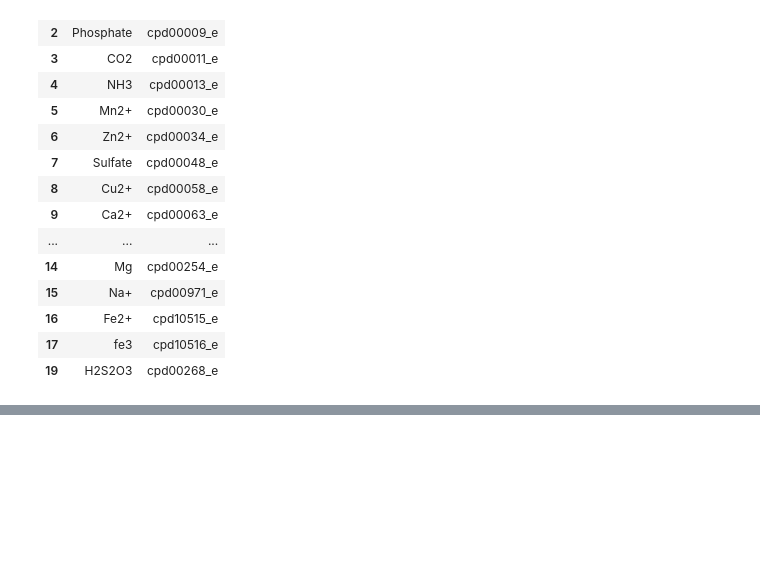
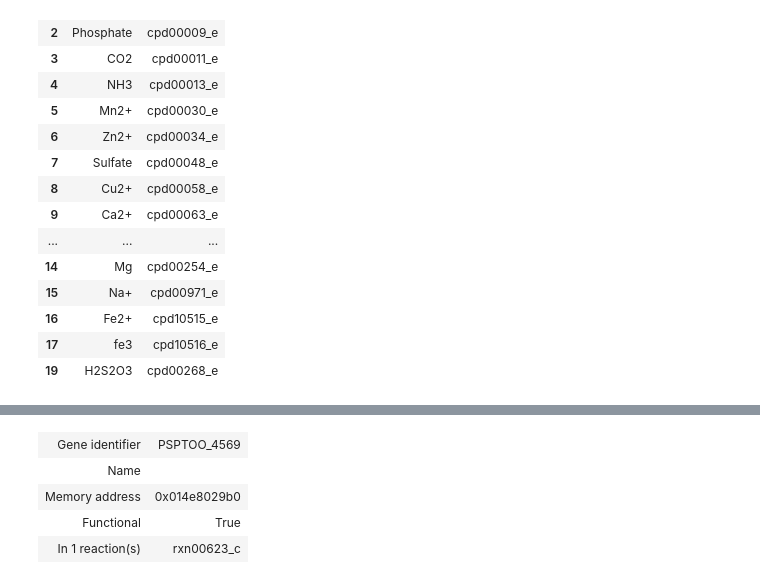
Before and after one commit to gregmedlock/psy_recon, a Jupyter notebook: bin/concise_gapfill.ipynb, the cells around one changed output, grey strips where cells are left out. Cells and saved outputs as stored; diff of their text form; code cells hidden in the pictures; blank space fills up the shorter version.

```diff
--- a/bin/concise_gapfill.ipynb
+++ b/bin/concise_gapfill.ipynb
@@ -436,10 +494,0 @@ cobra/core/model.py:725 UserWarning: rxn00224_c not in PST
-# %%
-num_cycles = 5
-lower_bound = 0.05
-flux_cutoff = 1E-12
-ensemble = iterative_gapfill_from_binary_phenotypes(m0,universal,media_dicts,num_cycles,\
-                                     lower_bound=lower_bound,\
-                                     inclusion_threshold=flux_cutoff,\
-                                     exchange_reactions=False,\
-                                     demand_reactions=False,\
-                                     exchange_prefix='EX_')
@@ -476,0 +525,4 @@ fluxes.head(5)
+# %%
+from pickle import load
+with open("../results/ensembles/pto_ensemble_100_cfixed.pickle", 'rb') as infile:
+    ensemble = load(infile)
@@ -476,0 +558,8 @@ fluxes.head(5)
+# %%
+ensemble.base_model.genes.PSPTOO_4569
+# %% [output]
+| Gene identifier | PSPTOO_4569 |
+| Name |  |
+| Memory address | 0x014e8029b0 |
+| Functional | True |
+| In 1 reaction(s) | rxn00623_c |
```
Also changed, not shown: parts of 42 cells of this notebook, 22 other files.
